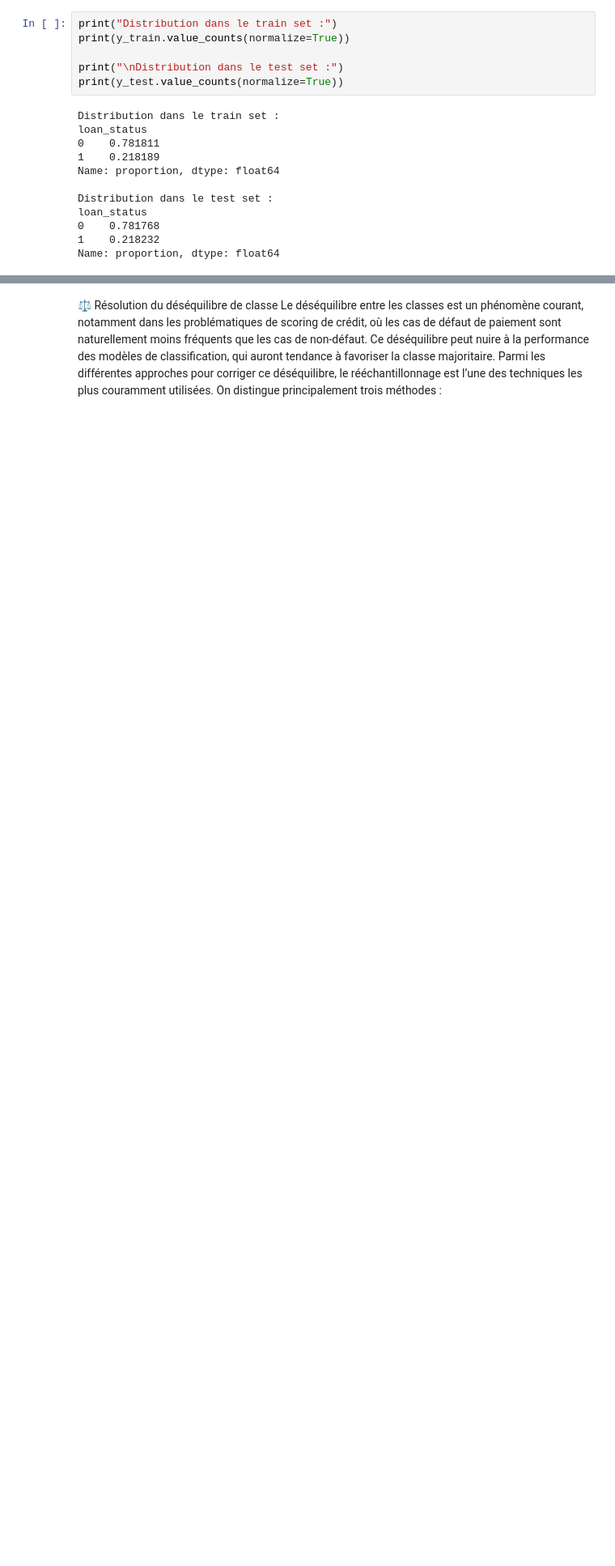
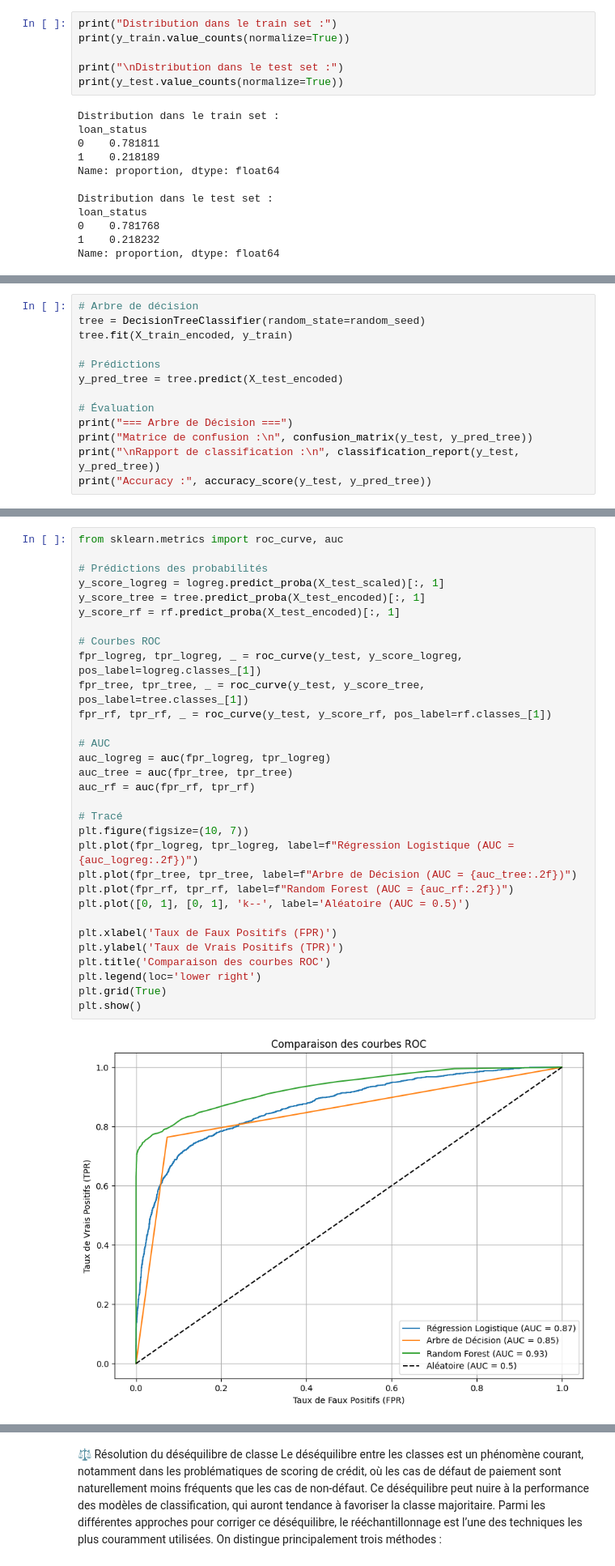
Before and after one commit to TanouDiallo/credit-risk-, a Jupyter notebook: credit risk.ipynb, the cells around one changed output, grey strips where cells are left out. Shown at 81% size. Cells and saved outputs as stored; diff of their text form; blank space fills up the shorter version.

```diff
--- a/credit risk.ipynb
+++ b/credit risk.ipynb
@@ -513,0 +594,13 @@ Name: proportion, dtype: float64
+# %%
+# Arbre de décision
+tree = DecisionTreeClassifier(random_state=random_seed)
+tree.fit(X_train_encoded, y_train)
+
+# Prédictions
+y_pred_tree = tree.predict(X_test_encoded)
+
+# Évaluation
+print("=== Arbre de Décision ===")
+print("Matrice de confusion :\n", confusion_matrix(y_test, y_pred_tree))
+print("\nRapport de classification :\n", classification_report(y_test, y_pred_tree))
+print("Accuracy :", accuracy_score(y_test, y_pred_tree))
@@ -513,0 +624,33 @@ Name: proportion, dtype: float64
+# %%
+from sklearn.metrics import roc_curve, auc
+
+# Prédictions des probabilités
+y_score_logreg = logreg.predict_proba(X_test_scaled)[:, 1]
+y_score_tree = tree.predict_proba(X_test_encoded)[:, 1]
+y_score_rf = rf.predict_proba(X_test_encoded)[:, 1]
+
+# Courbes ROC
+fpr_logreg, tpr_logreg, _ = roc_curve(y_test, y_score_logreg, pos_label=logreg.classes_[1])
+fpr_tree, tpr_tree, _ = roc_curve(y_test, y_score_tree, pos_label=tree.classes_[1])
+fpr_rf, tpr_rf, _ = roc_curve(y_test, y_score_rf, pos_label=rf.classes_[1])
+
+# AUC
+auc_logreg = auc(fpr_logreg, tpr_logreg)
+auc_tree = auc(fpr_tree, tpr_tree)
+auc_rf = auc(fpr_rf, tpr_rf)
+
+# Tracé
+plt.figure(figsize=(10, 7))
+plt.plot(fpr_logreg, tpr_logreg, label=f"Régression Logistique (AUC = {auc_logreg:.2f})")
+plt.plot(fpr_tree, tpr_tree, label=f"Arbre de Décision (AUC = {auc_tree:.2f})")
+plt.plot(fpr_rf, tpr_rf, label=f"Random Forest (AUC = {auc_rf:.2f})")
+plt.plot([0, 1], [0, 1], 'k--', label='Aléatoire (AUC = 0.5)')
+
+plt.xlabel('Taux de Faux Positifs (FPR)')
+plt.ylabel('Taux de Vrais Positifs (TPR)')
+plt.title('Comparaison des courbes ROC')
+plt.legend(loc='lower right')
+plt.grid(True)
+plt.show()
+# %% [output]
+[figure, added]
```
Also changed, not shown: parts of 21 cells of this notebook.
